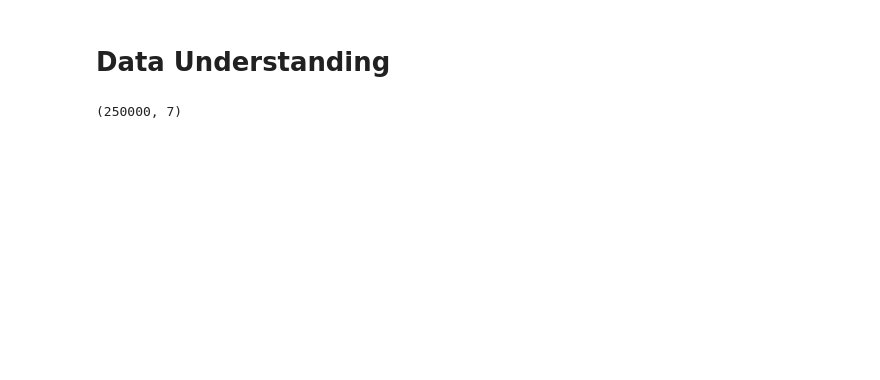
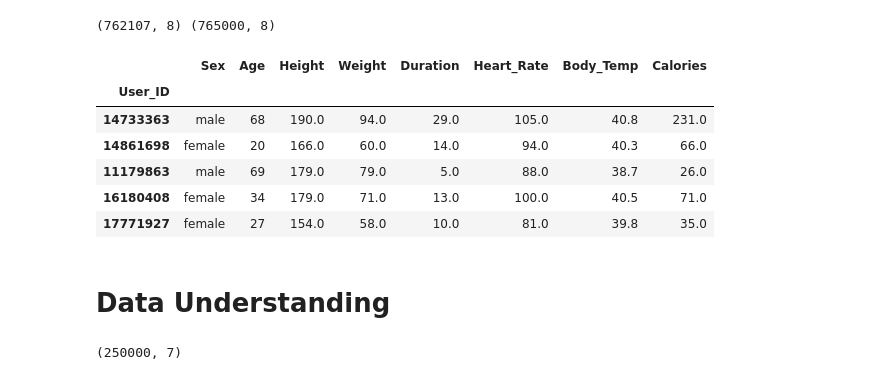
Before and after one commit to sjain600/Kaggle-Calories, a Jupyter notebook: calories-pred-baseline-model.ipynb, the cells around one changed output. Cells and saved outputs as stored; diff of their text form; code cells hidden in the pictures; blank space fills up the shorter version.

```diff
--- a/calories-pred-baseline-model.ipynb
+++ b/calories-pred-baseline-model.ipynb
@@ -41,3 +46,18 @@ test = pd.read_csv('/kaggle/input/playground-series-s5e5/test.csv', index_col='i
+# %%
+strt_cols = list(test.columns)
+print(train.drop_duplicates(subset=strt_cols + ['Calories']).shape, train.shape)
+# %% [output]
+(762107, 8) (765000, 8)
+# %%
+org.head()
+# %% [output]
+|  | Sex | Age | Height | Weight | Duration | Heart_Rate | Body_Temp | Calories |
+| User_ID |  |  |  |  |  |  |  |  |
+| 14733363 | male | 68 | 190.0 | 94.0 | 29.0 | 105.0 | 40.8 | 231.0 |
+| 14861698 | female | 20 | 166.0 | 60.0 | 14.0 | 94.0 | 40.3 | 66.0 |
+| 11179863 | male | 69 | 179.0 | 79.0 | 5.0 | 88.0 | 38.7 | 26.0 |
+| 16180408 | female | 34 | 179.0 | 71.0 | 13.0 | 100.0 | 40.5 | 71.0 |
+| 17771927 | female | 27 | 154.0 | 58.0 | 10.0 | 81.0 | 39.8 | 35.0 |
 # %% [markdown]
 # Data Understanding
 # %%
```
Also changed, not shown: parts of 13 cells of this notebook.
